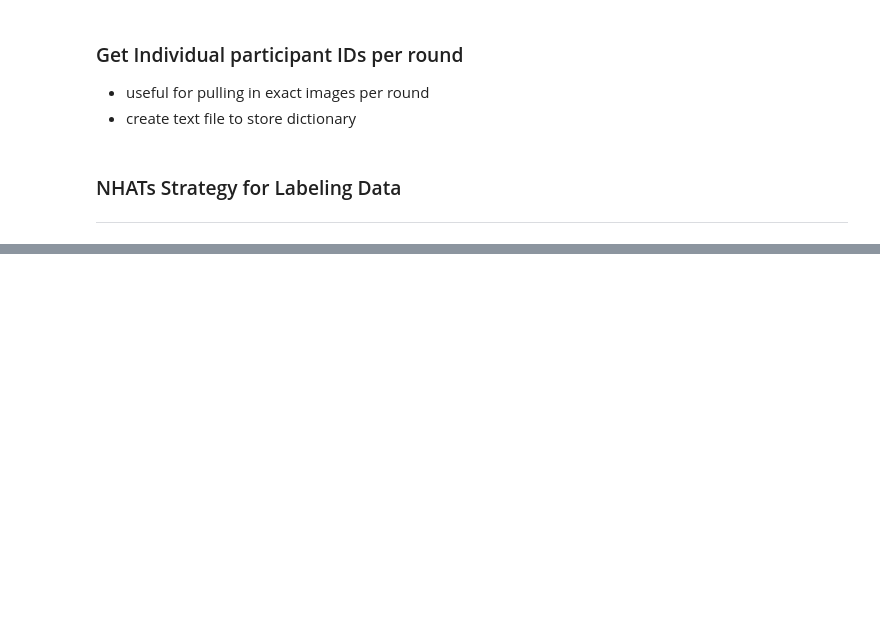
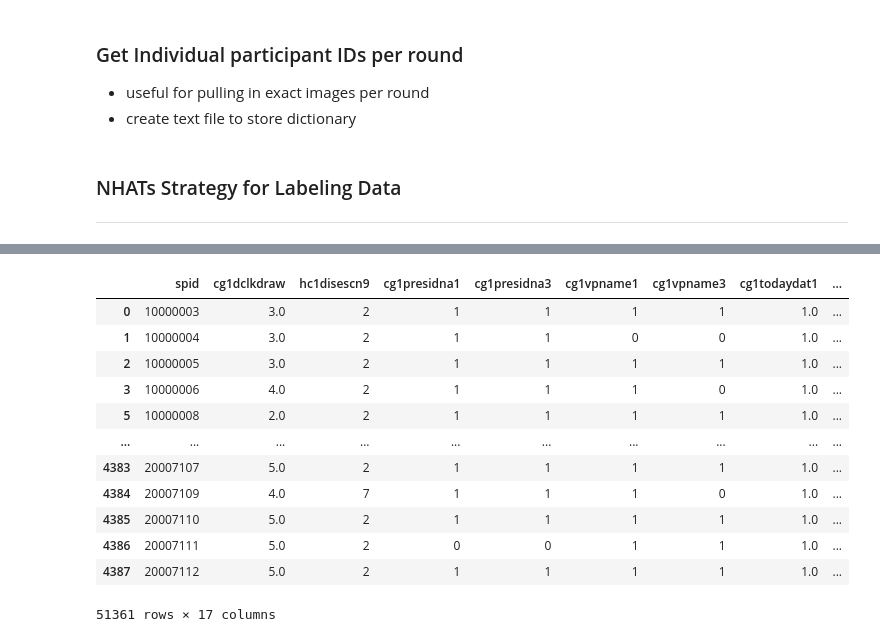
Before and after one commit to ian-byrne/MADSmilestone2, a Jupyter notebook: Labeling/Cleaning_labeling.ipynb, the cells around one changed output, grey strips where cells are left out. Cells and saved outputs as stored; diff of their text form; code cells hidden in the pictures; blank space fills up the shorter version.

```diff
--- a/Labeling/Cleaning_labeling.ipynb
+++ b/Labeling/Cleaning_labeling.ipynb
@@ -242,0 +479,19 @@ except:
+# %%
+# Create orientation and memory scores
+round_data['orientation_score'] = round_data['cg1presidna1'] + round_data['cg1presidna3'] + round_data['cg1vpname1'] + round_data['cg1vpname3'] + round_data['cg1todaydat1'] + round_data['cg1todaydat2'] + round_data['cg1todaydat3'] + round_data['cg1todaydat4']
+round_data['memory_score'] = round_data['cg1dwrdimmrc'] + round_data['cg1dwrddlyrc']
+round_data
+# %% [output]
+|  | spid | cg1dclkdraw | hc1disescn9 | cg1presidna1 | cg1presidna3 | cg1vpname1 | cg1vpname3 | cg1todaydat1 | ... |
+| 0 | 10000003 | 3.0 | 2 | 1 | 1 | 1 | 1 | 1.0 | ... |
+| 1 | 10000004 | 3.0 | 2 | 1 | 1 | 0 | 0 | 1.0 | ... |
+| 2 | 10000005 | 3.0 | 2 | 1 | 1 | 1 | 1 | 1.0 | ... |
+| 3 | 10000006 | 4.0 | 2 | 1 | 1 | 1 | 0 | 1.0 | ... |
+| 5 | 10000008 | 2.0 | 2 | 1 | 1 | 1 | 1 | 1.0 | ... |
+| ... | ... | ... | ... | ... | ... | ... | ... | ... | ... |
+| 4383 | 20007107 | 5.0 | 2 | 1 | 1 | 1 | 1 | 1.0 | ... |
+| 4384 | 20007109 | 4.0 | 7 | 1 | 1 | 1 | 0 | 1.0 | ... |
+| 4385 | 20007110 | 5.0 | 2 | 1 | 1 | 1 | 1 | 1.0 | ... |
+| 4386 | 20007111 | 5.0 | 2 | 0 | 0 | 1 | 1 | 1.0 | ... |
+| 4387 | 20007112 | 5.0 | 2 | 1 | 1 | 1 | 1 | 1.0 | ... |
+51361 rows × 17 columns
```
Also changed, not shown: parts of 14 cells of this notebook.
